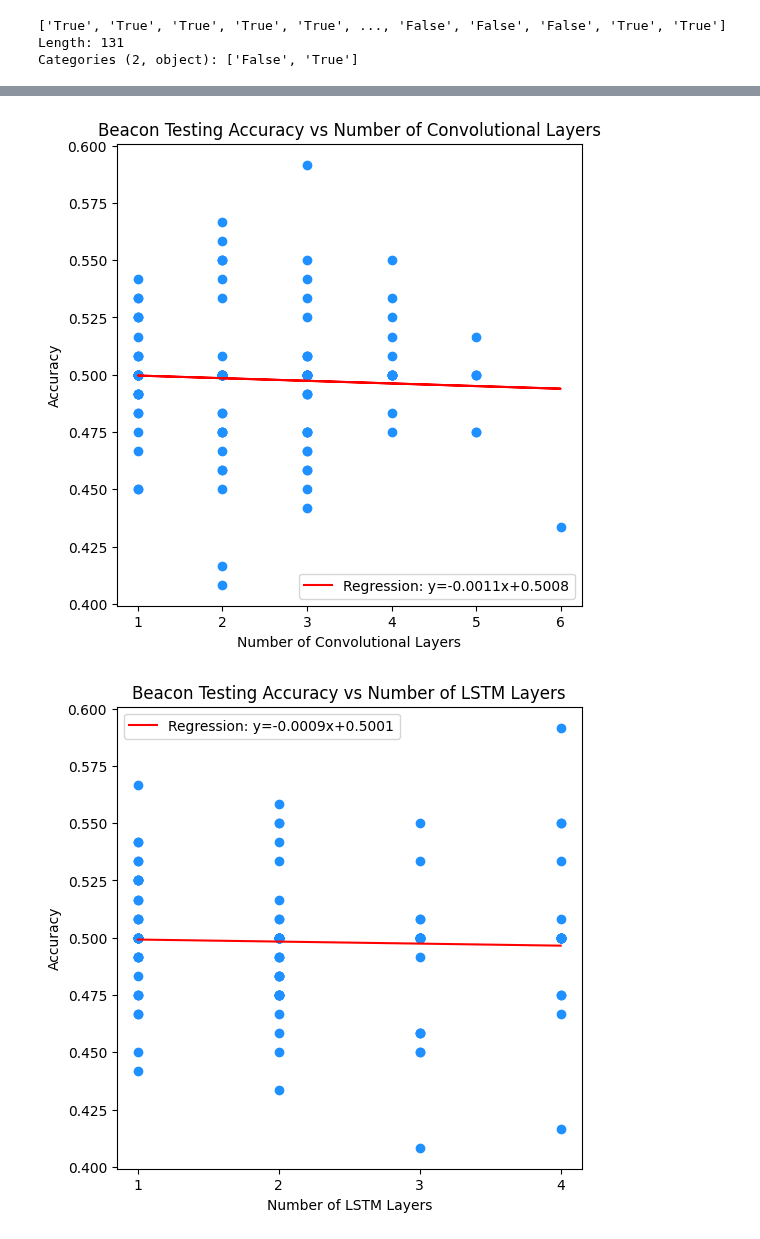
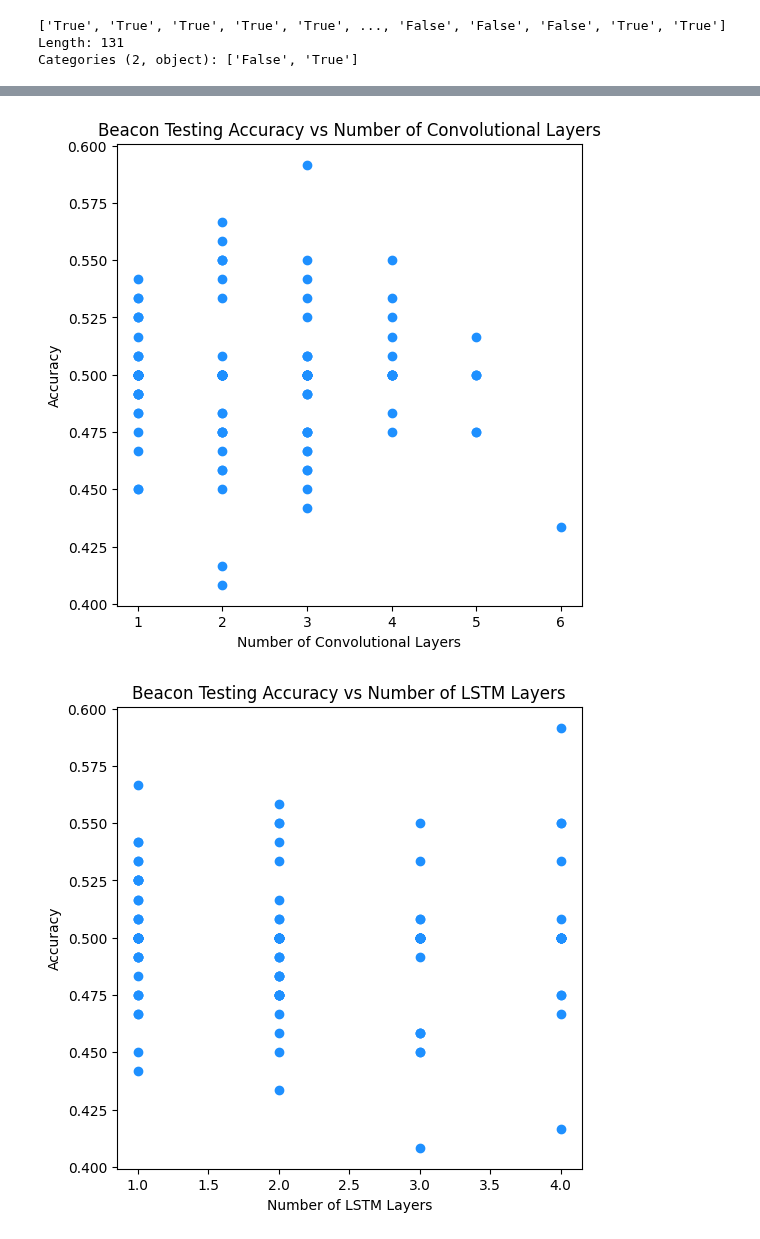
Before and after one commit to Fzhou1997/Masters-Research-Genomic-Privacy, a Jupyter notebook: notebooks/Performance Landscape Beacon.ipynb, the cells around one changed output, grey strips where cells are left out. Saved outputs shown, nothing was run; the diff lists cells and outputs as text; code cells hidden in the pictures.

```diff
--- a/notebooks/Performance Landscape Beacon.ipynb
+++ b/notebooks/Performance Landscape Beacon.ipynb
@@ -112,12 +92,10 @@ poly = np.poly1d(coefficients)
 # %%
 plt.figure(figsize=(6, 6))
 plt.scatter(dataframe["model_conv_num_layers"], dataframe["tester_acc"], color="dodgerblue")
-plt.plot(x, poly(x), color="red", label=f'Regression: y={coefficients[0]:.4f}x+{coefficients[1]:.4f}')
 plt.xlabel("Number of Convolutional Layers")
 plt.ylabel("Accuracy")
 plt.title("Beacon Testing Accuracy vs Number of Convolutional Layers")
-plt.legend()
 plt.savefig("../plots/beacon_performance_landscape_num_conv_layers.png")
 plt.show()
 # %% [output]
-[figure, old version]
+[figure, new version]
@@ -129,13 +102,10 @@ poly = np.poly1d(coefficients)
 # %%
 plt.figure(figsize=(6, 6))
 plt.scatter(dataframe["model_lstm_num_layers"], dataframe["tester_acc"], color="dodgerblue")
-plt.plot(x, poly(x), color="red", label=f'Regression: y={coefficients[0]:.4f}x+{coefficients[1]:.4f}')
 plt.xlabel("Number of LSTM Layers")
 plt.ylabel("Accuracy")
-plt.xticks(np.arange(min(x), max(x) + 1, 1))
 plt.title("Beacon Testing Accuracy vs Number of LSTM Layers")
-plt.legend()
 plt.savefig("../plots/beacon_performance_landscape_num_lstm_layers.png")
 plt.show()
 # %% [output]
-[figure, old version]
+[figure, new version]
```
Also changed, not shown: parts of 9 cells of this notebook, 7 other files.
